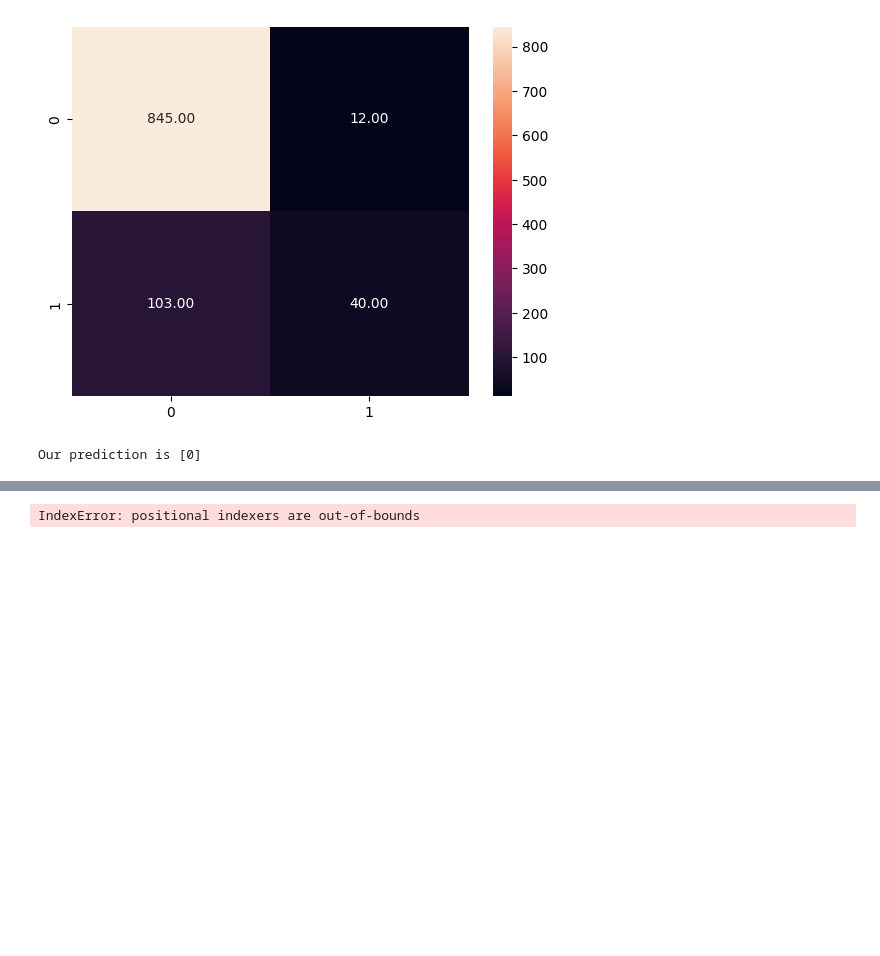
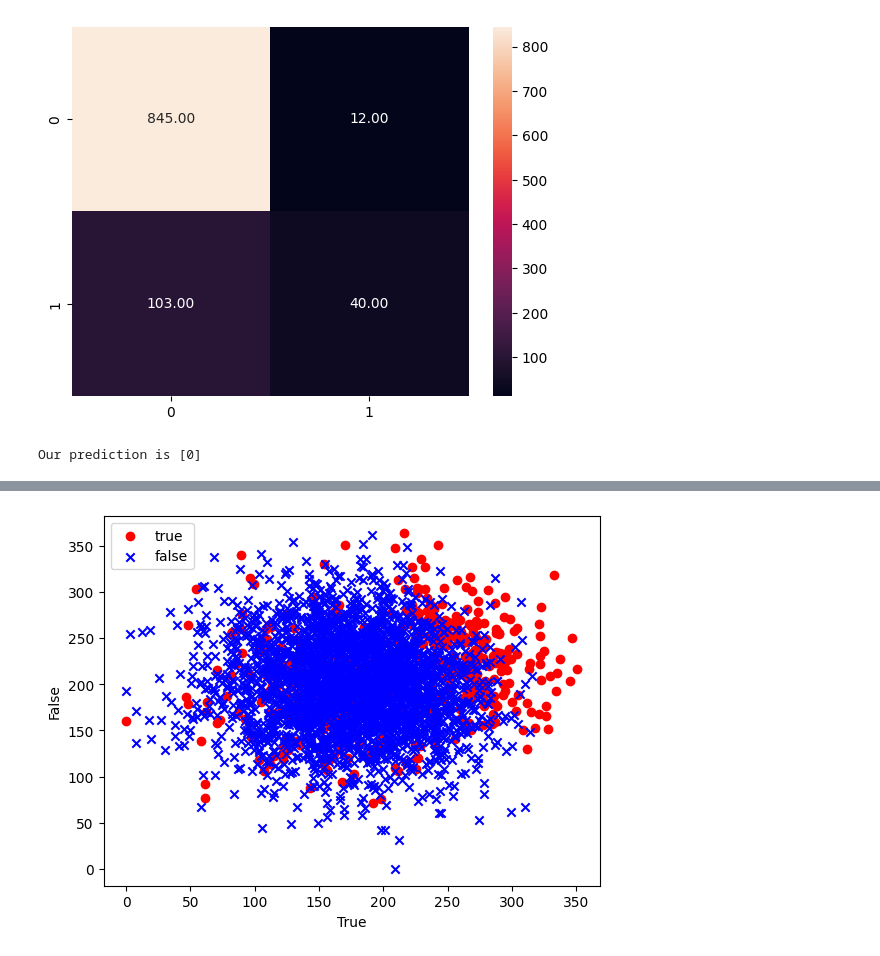
Before and after one commit to DhominickJ/cherilearn_v1, a Jupyter notebook: Billena and Deocampo - Midterms Exam.ipynb, the cells around one changed output, grey strips where cells are left out. Saved outputs shown, nothing was run; the diff lists cells and outputs as text; code cells hidden in the pictures; blank space fills up the shorter version.

```diff
--- a/Billena and Deocampo - Midterms Exam.ipynb
+++ b/Billena and Deocampo - Midterms Exam.ipynb
@@ -429,49 +415,60 @@ for cat in dataframe.columns:
 import matplotlib.pyplot as plt
 import numpy as np
 
-# select setosa and versicolor
+# Specifiying the Parameters Used
+eta = 0.1 # Learning Rate of the Model
+n_iter = 100 # Number of Iterations
+
+# Specifiying the feature values
+feature_1 = 'Total day minutes'
+feature_2 = 'Total eve minutes'
+
+# The dataframe iloc is used to select the values of the dataset that I have decided to use for the model where using the function above to find the index of the values that I have decided to use for the model such as the 18 you can find for the 'Churn'
+
 y = dataframe.iloc[1:3334, 18].values
 y = np.where(y == 1, 1, -1)
 
 # Specifiying the Columns to Based the Conclusion on
 # Which could either be positive or negative in our case the True or False
 
-# corr_column_1
+# I have seperate the values as I determined that the dataset was not sorted correctly for me to just use it as it is, I have performed a function to seperate the datasets into two different dataframes to determine the values of the dataset whether it is true or false
 
 true_columns = dataframe[dataframe['Churn'] == 1]
 false_columns = dataframe[dataframe['Churn'] == 0]
 
 # Using the earlier correlation matrix which I have decided to use for the model which are:
 
-
-# print(true_columns)
-# print(false_columns)
+# print(true_columns.shape)
+# print(false_columns.shape)
 
 # Columns to be used
 #   - Total day minutes
 #   - Total eve minutes
 
 total_day_minutes = dataframe.iloc[1:3334, 5].values
 total_eve_minutes = dataframe.iloc[1:3334, 8].values
 
 # Strong correlation between flipper length and body mass
 X = dataframe.iloc[1:3334, [5, 8]].values # Due to strong correlation, decided to change the values
 
-# plot data
-plt.scatter(true_columns, false_columns, color='red', marker='o', label='true')
-            # color='red', marker='o', label='true')
-plt.scatter(X[154:221, 0], X[154:221, 1],
-            color='blue', marker='x', label='false')
+# Plotting the values of the model where the values are either true or false on the different dataframes that I have assigned earlier using the features that I have decided to use that I found to be somewhat correlated however not enough to be considered as a high correlation which I have some questions about.
 
+plt.scatter(true_columns.iloc[:482, 5], true_columns.iloc[:482, 8], color='red', marker='o', label='true')
+plt.scatter(false_columns.iloc[:2849, 5], false_columns.iloc[:2849, 8], color='blue', marker='x', label='false')
 
-plt.xlabel('TRUE')
-plt.ylabel('FALSE')
+plt.xlabel('True')  # Replace with your actual column name
+plt.ylabel('False')  # Replace with your actual column name
+plt.legend(loc='upper left')
+plt.show()
+
+# plt.xlabel('TRUE')
+# plt.ylabel('FALSE')
 # plt.legend(loc='upper left')
 
 # plt.savefig('images/02_06.png', dpi=300)
 plt.show()
 # %% [output]
-IndexError: positional indexers are out-of-bounds
+[figure, added]
 # %%
 ppn = Perceptron(eta=0.01, n_iter=100)
 
```
Also changed, not shown: parts of 19 cells of this notebook.
